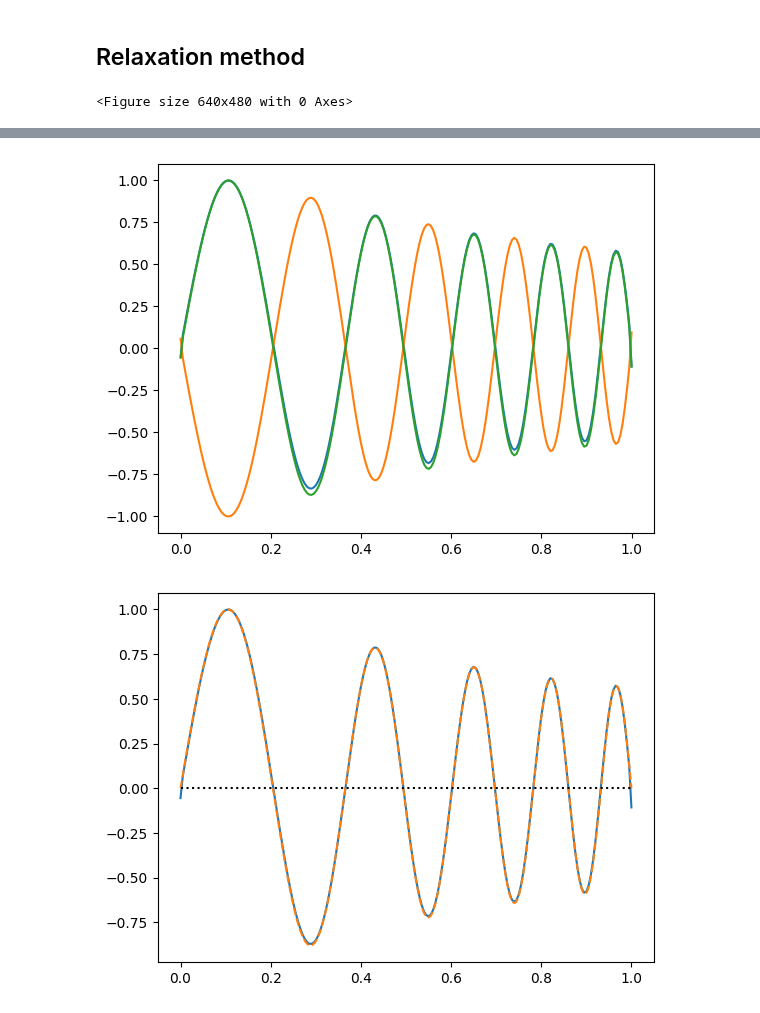
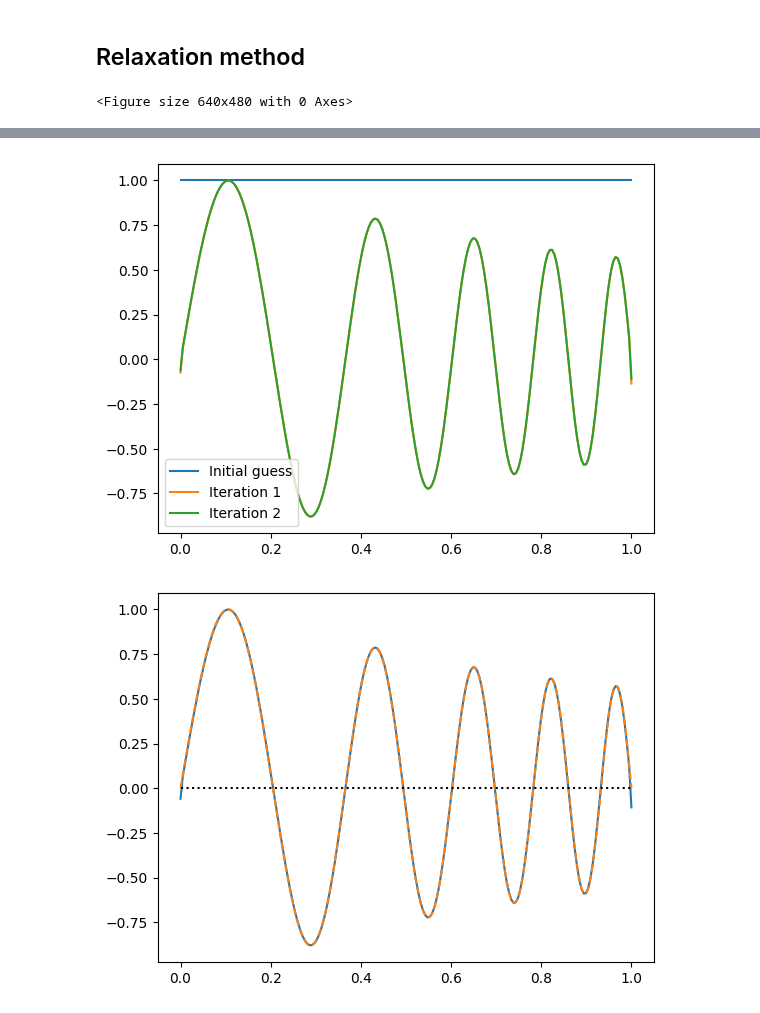
Before and after one commit to andrewcumming/phys512, a Jupyter notebook: bvps.ipynb, the cells around one changed output, grey strips where cells are left out. Cells and saved outputs as stored; diff of their text form; code cells hidden in the pictures.

```diff
--- a/bvps.ipynb
+++ b/bvps.ipynb
@@ -54,12 +54,16 @@ Found omega = 6.00006 pi, n = 5
 [figure]
 # %%
 # Now do an x-dependent density
+
+def rho(x):
+    rho = 1.0 + 10*x**2
+    #rho = np.ones_like(x)
+    return rho
 
 def derivs(x, y, omega):
     f, g = y
     dfdx = g
-    density = 1 + 10*x**2
-    dgdx = - omega**2 * density * f
+    dgdx = - omega**2 * rho(x) * f
     return dfdx, dgdx
 
 def do_integration(omega):
@@ -140,72 +187,42 @@ def plot_matrices(A,titles=[]):
 # %%
-def rho(x):
-    rho = 1.0 + 10*x**2
-    #rho = np.ones_like(x)
-    return rho
-
-def calculate_G(f, x, omega):
-    G = np.zeros(ngrid)
-    dx = x[1]-x[0]  # assume constant spacing
-    G[1:-1] = f[2:] - (2 - dx**2 * omega**2 * rho(x[1:-1]))*f[1:-1] + f[:-2]
-    G[0] = f[0]
-    G[-1] = f[-1]
-    return G
-
-def calculate_J(f, x, omega, analytic = True):
-    if analytic:
-        return calculate_J_analytic(f, x, omega)
-    else:
-        return calculate_J_finite(f, x, omega)
-
-def calculate_J_analytic(f, x, omega):
-    dx = x[1]-x[0]  # assume constant spacing
-    J = np.diag( - (2 - dx**2 * omega**2 * rho(x)), k=0)
-    J = J + np.diag(np.ones(ngrid-1),k=1) + np.diag(np.ones(ngrid-1),k=-1)
-    # boundary conditions
-    J[0,0] = 1
-    J[1,0] = 0
-    J[-1,-1] = 1
-    J[-2,-1] = 0
-    return J
-
-def calculate_J_finite(f, x, omega):
-    # Jacobian from finite differences
-    eps = 1e-8
-    J = np.zeros((ngrid, ngrid))
-    G1 = calculate_G(f, x, omega)
-    for j in range(ngrid):
-        f1 = np.copy(f)
-        df = max(f[i]*eps,eps)
-        f1[j] = f[j] + df
-        G2 = calculate_G(f1, x, omega)
-        J[j,:] = (G2-G1)/df
-    return J
-
 # Use the frequency from the shooting method:
 omega = om_s
-ngrid = 201
+ngrid = 200
 x = np.linspace(0,1,ngrid)
 
 # Initial guess
 f = np.ones_like(x)
-plt.plot(x, f)
 
-niter = 3
+# as a check, compare the analytic and finite difference Jacobians
+J1 = calculate_J(f, x, omega, analytic = True)
+J2 = calculate_J(f, x, omega, analytic = False)
+plot_matrices([J1,J2, J1-J2],
+        titles=["Analytic Jacobian","Finite difference","Error"])
+
+plt.plot(x, f, label = 'Initial guess')
+
+niter = 2
 for m in range(niter):
 
     G = calculate_G(f, x, omega)
-    J1 = calculate_J(f, x, omega, analytic = True)
-    J2 = calculate_J(f, x, omega, analytic = False)
-    if m == 0:
-        # as a check on the first time through compare the
-        # analytic and finite difference Jacobians
-        plot_matrices([J1,J2, J1-J2],
-                      titles=["Analytic Jacobian","Finite difference","Error"])
-    f = f + np.linalg.inv(J1)@G
+    J = calculate_J(f, x, omega, analytic = True)
 
-    f = f / max(np.abs(f))
-    plt.plot(x, f)
+    U,Sdiag,VT = np.linalg.svd(J, full_matrices=False)
+    S = np.diag(1/Sdiag)
+    Jinv = VT.T@S@U.T
+    #Jinv = np.linalg.inv(J)
+    df = -Jinv@G
 
+    f = f + df
+
+    f = f / max(abs(f))
+    if (f[1]-f[0]) < 0.0:
+        f = -f
+
+
+    plt.plot(x, f, label='Iteration %d' % (m+1,))
+
+plt.legend()
 plt.show()
 
 plt.clf()
@@ -222,2 +239,2 @@ plt.show()
-[figure, old version]
+[figure, new version]
 [figure]
```
Also changed, not shown: parts of 5 cells of this notebook, 1 other file.
